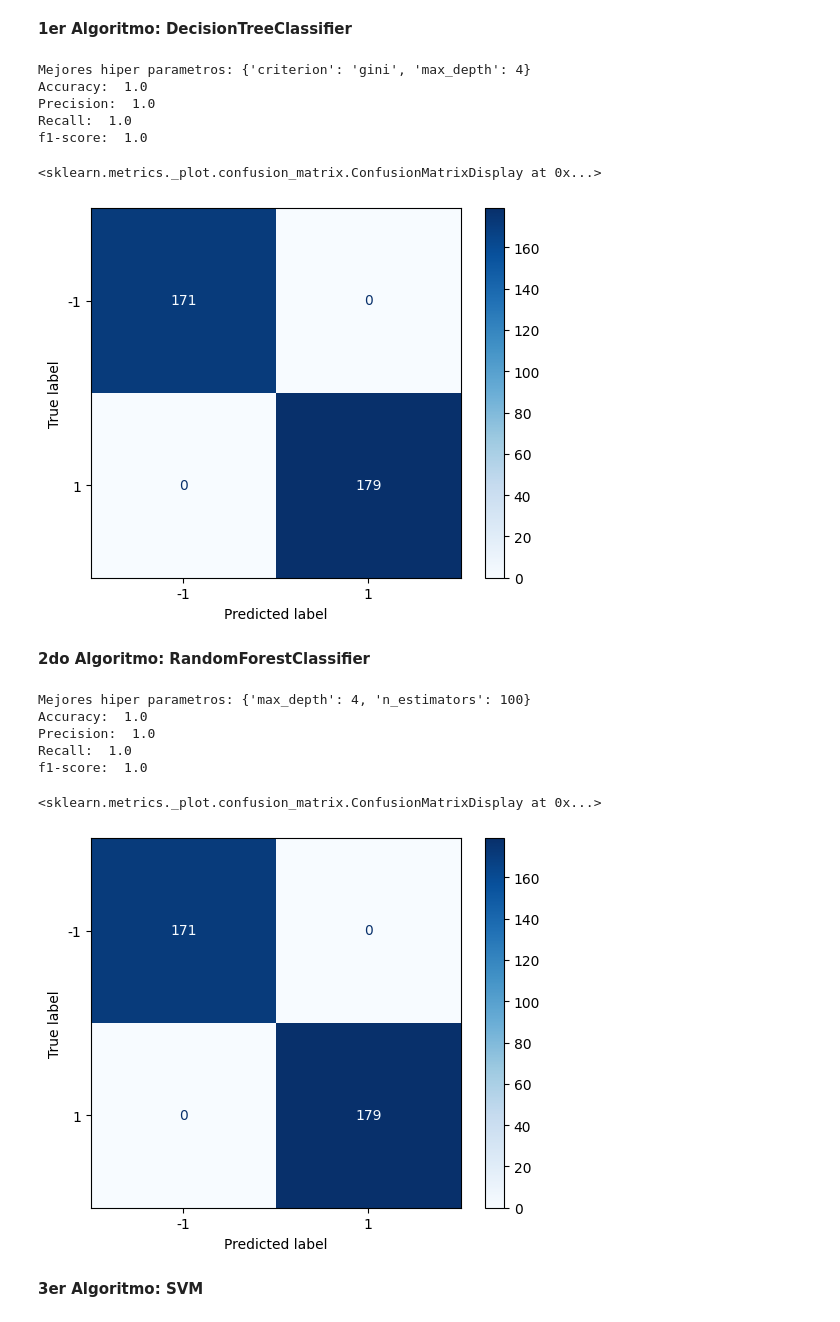
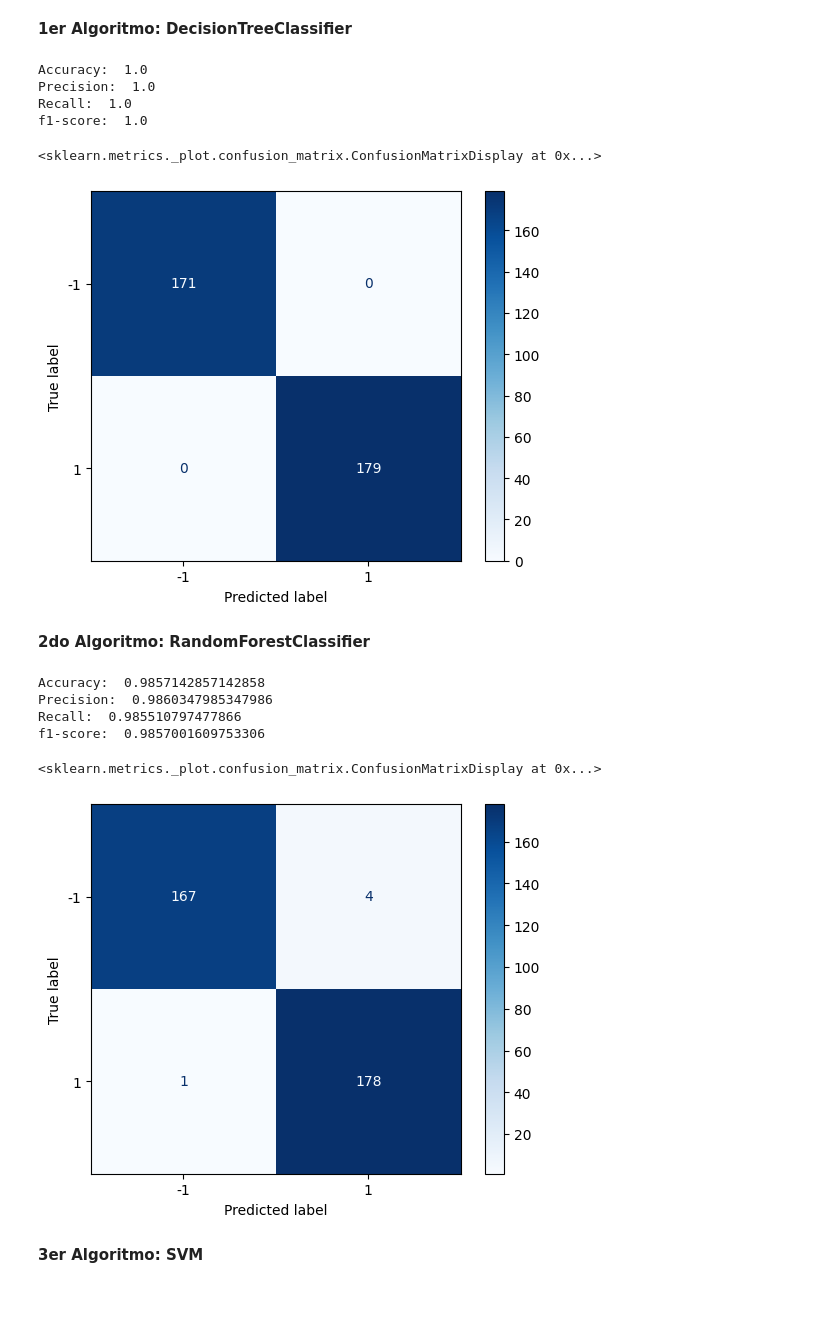
Before and after one commit to aparedesum/ProductivityPrediction, a Jupyter notebook: EvaluacionModelosProductividad.ipynb, the cells around one changed output. Drawn from its saved outputs; the diff is of its cells as text; code cells hidden in the pictures.

Commit message:
Preprocesamiento + Modelos

```diff
--- a/EvaluacionModelosProductividad.ipynb
+++ b/EvaluacionModelosProductividad.ipynb
@@ -379,21 +381,17 @@ X_train, X_test, y_train, y_test = train_test_split(
 # %% [markdown]
 **1er Algoritmo: DecisionTreeClassifier**
 # %%
-parameters = {'criterion':['gini','entropy'],'max_depth':[4,5,6,7,8,9,10,11,12,15,20,30,40,50,70,90,120,150]}
-dtc = GridSearchCV(DecisionTreeClassifier(), parameters, cv=5)
+from sklearn.tree import DecisionTreeClassifier
 
-dtc.fit(X_train, y_train)
-print("Mejores hiper parametros:",dtc.best_params_)
-
-model = dtc.best_estimator_
-y_pred = model.predict(X_test)
+decision_model = DecisionTreeClassifier(random_state=0)
+decision_model.fit(X_train, y_train)
+y_pred = decision_model.predict(X_test)
 print('Accuracy: ', accuracy_score(y_test, y_pred))
 print('Precision: ', precision_score(y_test, y_pred, average='macro'))
 print('Recall: ', recall_score(y_test, y_pred,average='macro', zero_division=0))
 print('f1-score: ', f1_score(y_test, y_pred,average='macro'))
-plot_confusion_matrix(model, X_test, y_test,cmap=plt.cm.Blues)
+plot_confusion_matrix(decision_model, X_test, y_test,cmap=plt.cm.Blues)
 # %% [output]
-Mejores hiper parametros: {'criterion': 'gini', 'max_depth': 4}
 Accuracy:  1.0
 Precision:  1.0
 Recall:  1.0
@@ -403,28 +401,23 @@ f1-score:  1.0
 # %% [markdown]
 **2do Algoritmo: RandomForestClassifier**
 # %%
-parameters = {
-    "n_estimators":[5,10,50,100,250],
-    "max_depth":[2,4,8,16,32,None]}
-rfc = GridSearchCV(RandomForestClassifier(),parameters,cv=5)
-rfc.fit(X_train,y_train)
-print("Mejores hiper parametros:",rfc.best_params_)
+from sklearn.ensemble import RandomForestClassifier
 
-model = rfc.best_estimator_
-y_pred = model.predict(X_test)
+random_forest_model = RandomForestClassifier(max_depth=2, random_state=0)
+random_forest_model.fit(X_train,y_train)
+y_pred = random_forest_model.predict(X_test)
 print('Accuracy: ', accuracy_score(y_test, y_pred))
 print('Precision: ', precision_score(y_test, y_pred, average="macro"))
 print('Recall: ', recall_score(y_test, y_pred, average="macro", zero_division=0))
 print('f1-score: ', f1_score(y_test, y_pred, average="macro"))
-plot_confusion_matrix(model, X_test, y_test,cmap=plt.cm.Blues)
+plot_confusion_matrix(random_forest_model, X_test, y_test,cmap=plt.cm.Blues)
 # %% [output]
-Mejores hiper parametros: {'max_depth': 4, 'n_estimators': 100}
-Accuracy:  1.0
-Precision:  1.0
-Recall:  1.0
-f1-score:  1.0
+Accuracy:  0.9857142857142858
+Precision:  0.9860347985347986
+Recall:  0.985510797477866
+f1-score:  0.9857001609753306
 <sklearn.metrics._plot.confusion_matrix.ConfusionMatrixDisplay at 0x...>
-[figure, old version]
+[figure, new version]
 # %% [markdown]
 **3er Algoritmo: SVM**
 # %%
```
Also changed, not shown: parts of 11 cells of this notebook.
